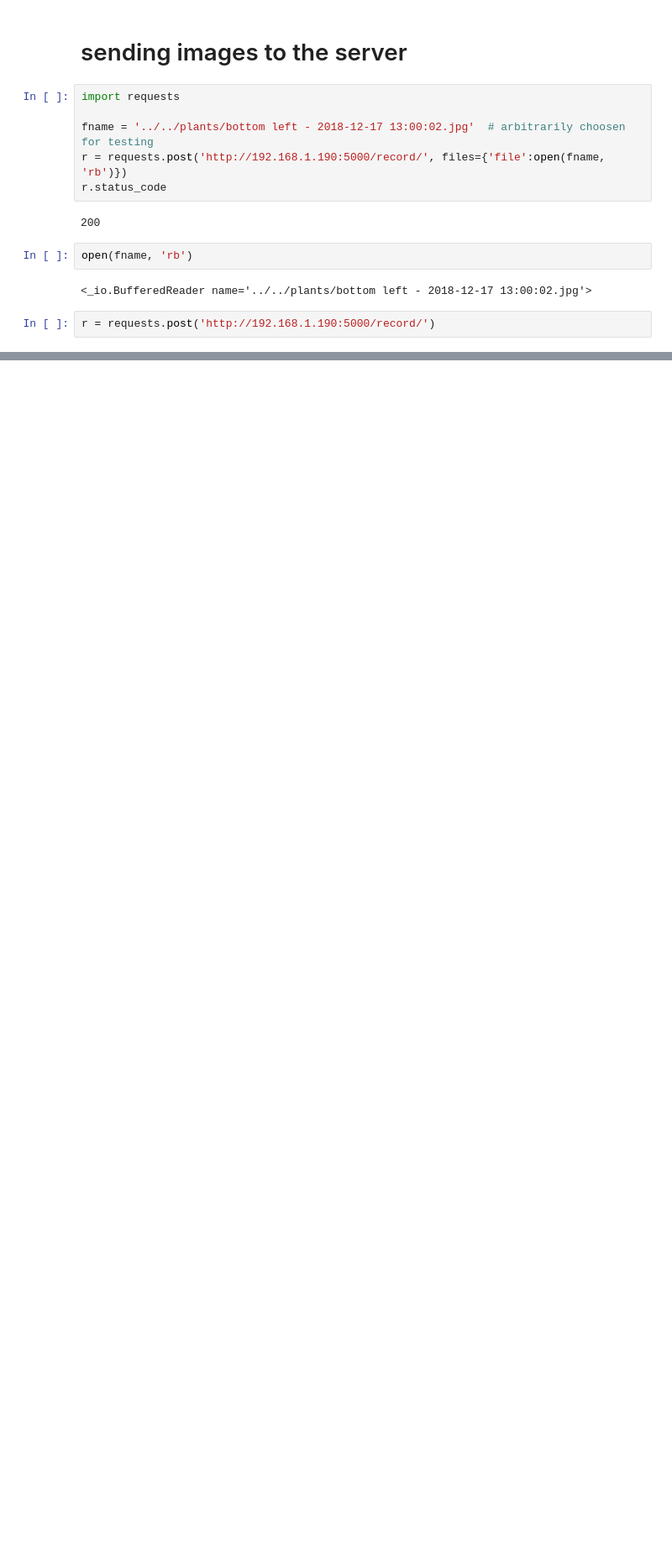
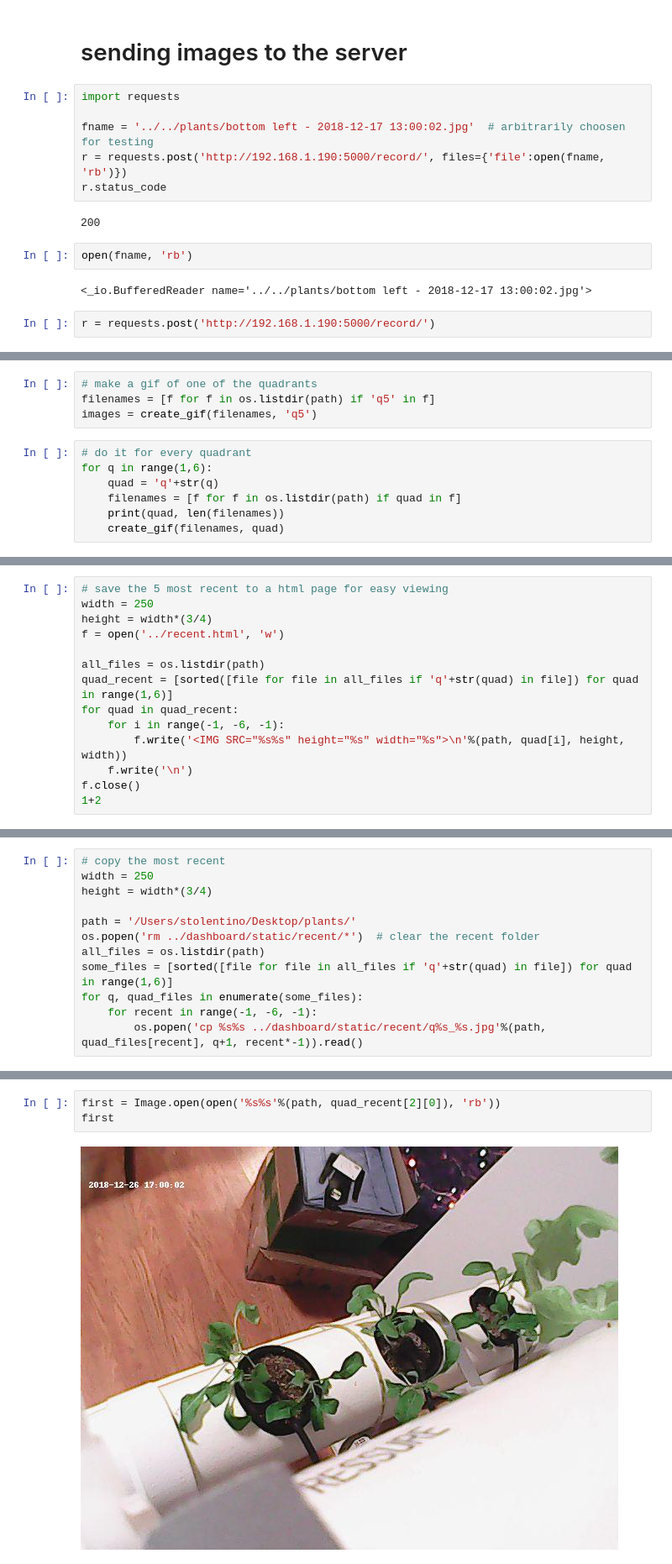
Before and after one commit to seanluciotolentino/hydrofarm, a Jupyter notebook: notebooks/Science.ipynb, the cells around one changed output, grey strips where cells are left out. Shown at 84% size. Cells and saved outputs as stored; diff of their text form; blank space fills up the shorter version.

```diff
--- a/notebooks/Science.ipynb
+++ b/notebooks/Science.ipynb
@@ -254,0 +155,11 @@ reset()
+# %%
+# make a gif of one of the quadrants
+filenames = [f for f in os.listdir(path) if 'q5' in f]
+images = create_gif(filenames, 'q5')
+# %%
+# do it for every quadrant
+for q in range(1,6):
+    quad = 'q'+str(q)
+    filenames = [f for f in os.listdir(path) if quad in f]
+    print(quad, len(filenames))
+    create_gif(filenames, quad)
@@ -254,0 +172,14 @@ reset()
+# %%
+# save the 5 most recent to a html page for easy viewing
+width = 250
+height = width*(3/4)
+f = open('../recent.html', 'w')
+
+all_files = os.listdir(path)
+quad_recent = [sorted([file for file in all_files if 'q'+str(quad) in file]) for quad in range(1,6)]
+for quad in quad_recent:
+    for i in range(-1, -6, -1):
+        f.write('<IMG SRC="%s%s" height="%s" width="%s">\n'%(path, quad[i], height, width))
+    f.write('\n')
+f.close()
+1+2
@@ -254,0 +202,12 @@ reset()
+# %%
+# copy the most recent
+width = 250
+height = width*(3/4)
+
+path = '/Users/stolentino/Desktop/plants/'
+os.popen('rm ../dashboard/static/recent/*')  # clear the recent folder
+all_files = os.listdir(path)
+some_files = [sorted([file for file in all_files if 'q'+str(quad) in file]) for quad in range(1,6)]
+for q, quad_files in enumerate(some_files):
+    for recent in range(-1, -6, -1):
+        os.popen('cp %s%s ../dashboard/static/recent/q%s_%s.jpg'%(path, quad_files[recent], q+1, recent*-1)).read()
@@ -254,0 +260,5 @@ reset()
+# %%
+first = Image.open(open('%s%s'%(path, quad_recent[2][0]), 'rb'))
+first
+# %% [output]
+[figure, added]
```
Also changed, not shown: parts of 37 cells of this notebook, 2 other files.
